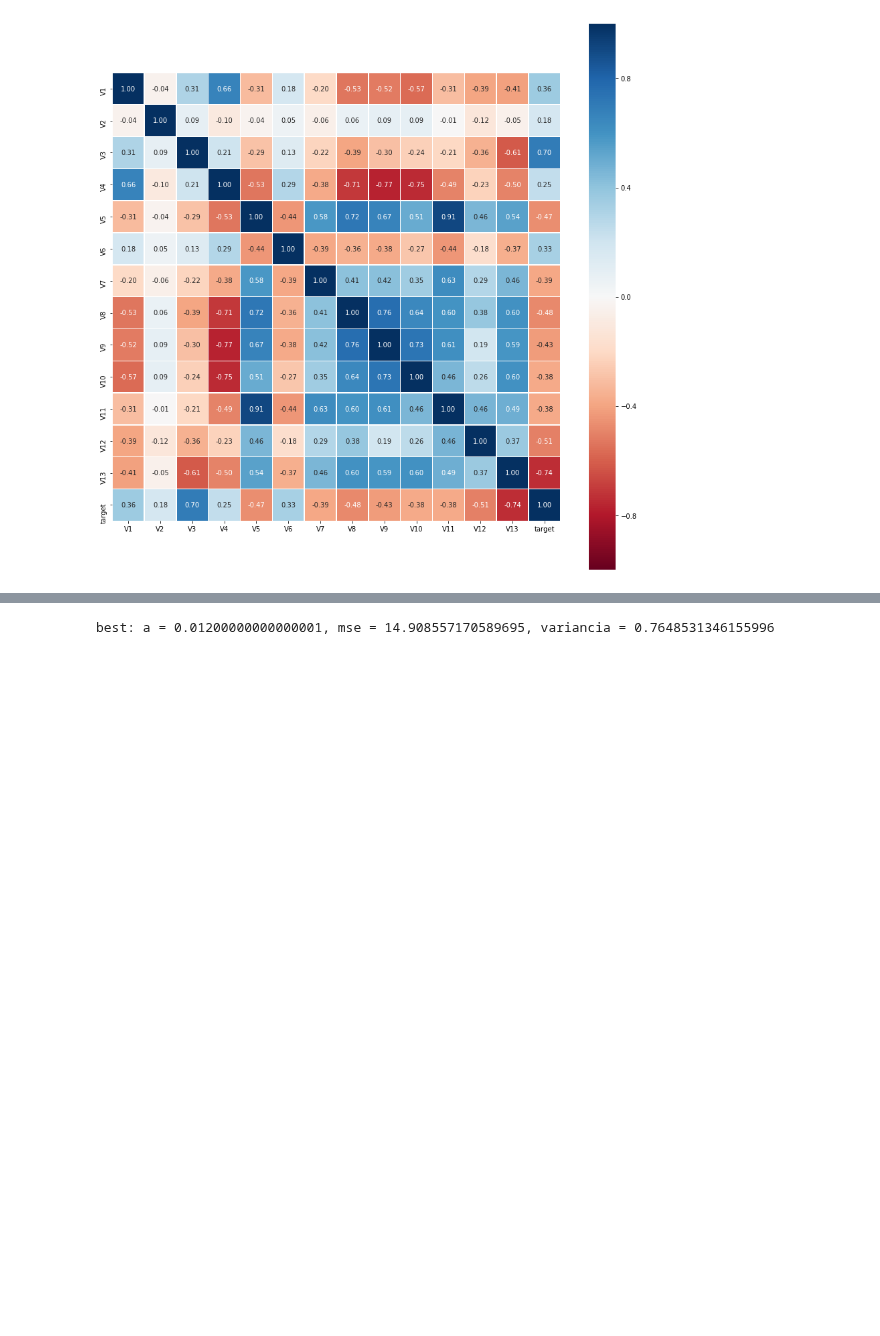
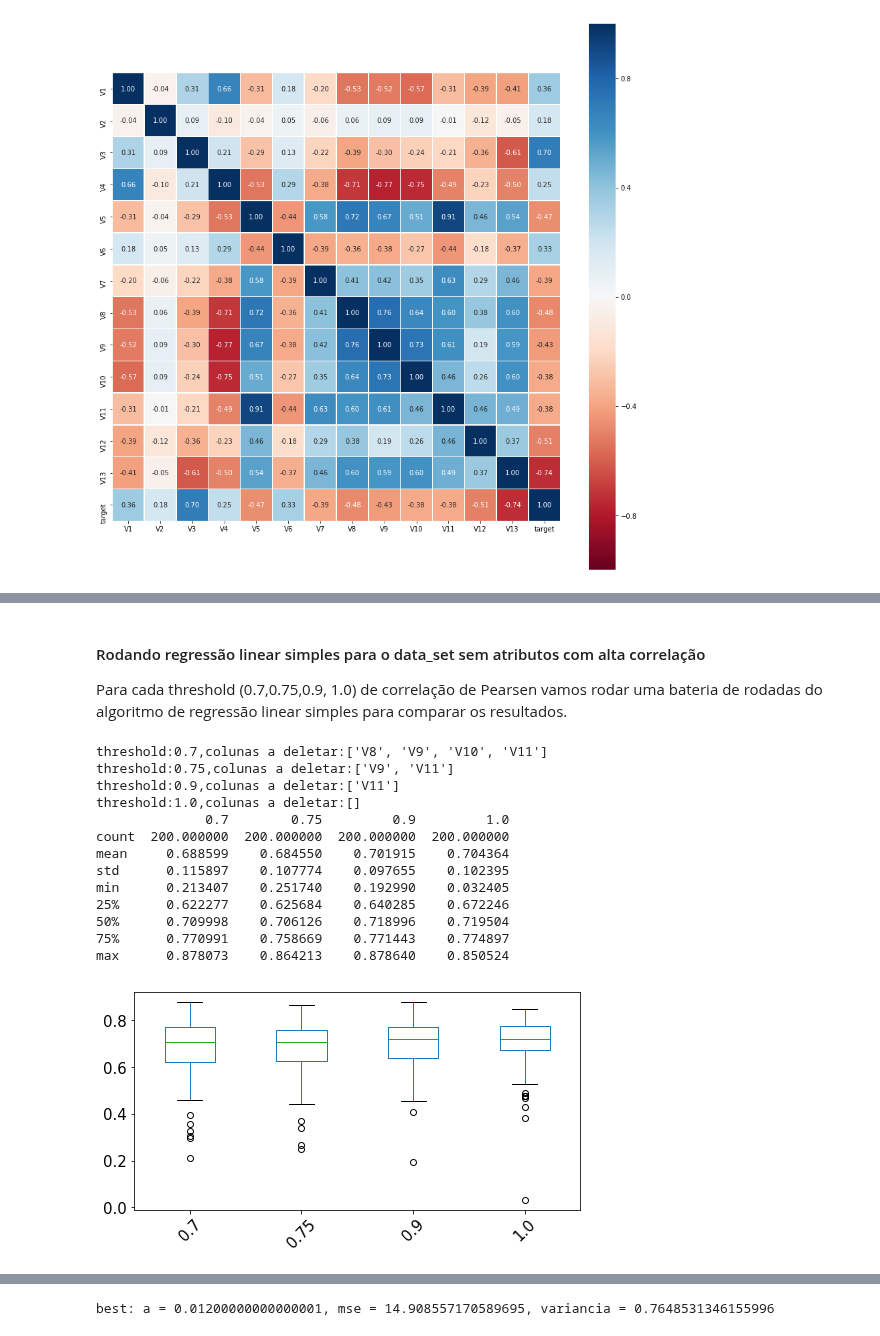
Before and after one commit to Pedro-Magalhaes/Teste, a Jupyter notebook: T2/T2_1.ipynb, the cells around one changed output, grey strips where cells are left out. Drawn from its saved outputs; the diff is of its cells as text; code cells hidden in the pictures; blank space fills up the shorter version.

```diff
--- a/T2/T2_1.ipynb
+++ b/T2/T2_1.ipynb
@@ -82,0 +124,46 @@ colunas a deletar  ['V11']
+# %% [markdown]
+#### Rodando regressão linear simples para o data_set sem atributos com alta correlação
+Para cada threshold (0.7,0.75,0.9, 1.0) de correlação de Pearsen vamos rodar uma bateria de rodadas do algoritmo de  regressão linear simples para comparar os resultados.
+# %%
+np.random.seed(10011001)
+# Vamos criar os thresholds que vamos usar para variar as colunas sendo deletadas do DF
+thresholds = [0.7,0.75,0.9, 1.0]
+
+# Create correlation matrix, without the target (o target não pode ser retirado para a regressão)
+cor = df[all_predictors].corr().abs()
+results = {}
+# Select upper triangle of correlation matrix
+upper = cor.where(np.triu(np.ones(cor.shape), k=1).astype(np.bool))
+for i,threshold in enumerate(thresholds):
+    # Find index of feature columns with correlation greater than the threshold
+    to_drop = [column for column in upper.columns if any(upper[column] > threshold)]
+    print(f"threshold:{threshold},colunas a deletar:{to_drop} ")
+    df_no_corr = df.drop(df[to_drop], axis=1)
+    pred =  all_predictors[:]
+    for ele in to_drop: # removendo os elementos de predição
+        pred.remove(ele)
+    results[str(threshold)] = [] # dict para guardar todos os r^2 de um determinado threshold
+    for j in range(200):
+        results[str(threshold)].append(linearReg(df_no_corr,pred,target))
+
+result_df = pd.DataFrame(data=results)
+print(result_df.describe())
+fig, ax = plt.subplots(figsize=(8,4))
+result_df.boxplot(ax=ax,grid=False, rot=45, fontsize=15)
+#ax.set_title('Hours per week x income')
+pass
+# %% [output]
+threshold:0.7,colunas a deletar:['V8', 'V9', 'V10', 'V11']
+threshold:0.75,colunas a deletar:['V9', 'V11']
+threshold:0.9,colunas a deletar:['V11']
+threshold:1.0,colunas a deletar:[]
+              0.7        0.75         0.9         1.0
+count  200.000000  200.000000  200.000000  200.000000
+mean     0.688599    0.684550    0.701915    0.704364
+std      0.115897    0.107774    0.097655    0.102395
+min      0.213407    0.251740    0.192990    0.032405
+25%      0.622277    0.625684    0.640285    0.672246
+50%      0.709998    0.706126    0.718996    0.719504
+75%      0.770991    0.758669    0.771443    0.774897
+max      0.878073    0.864213    0.878640    0.850524
+[figure, added]
```
Also changed, not shown: parts of 11 cells of this notebook.
